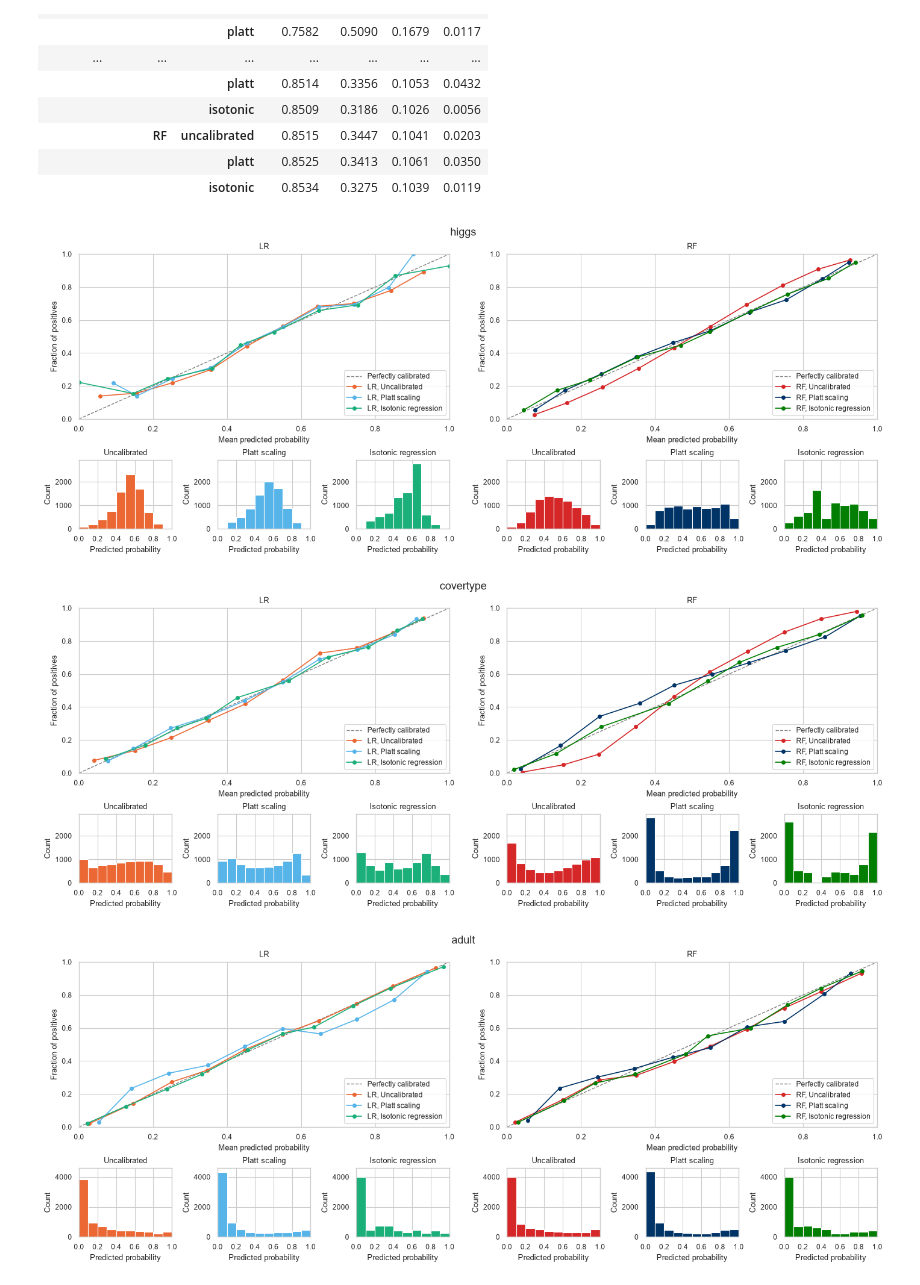
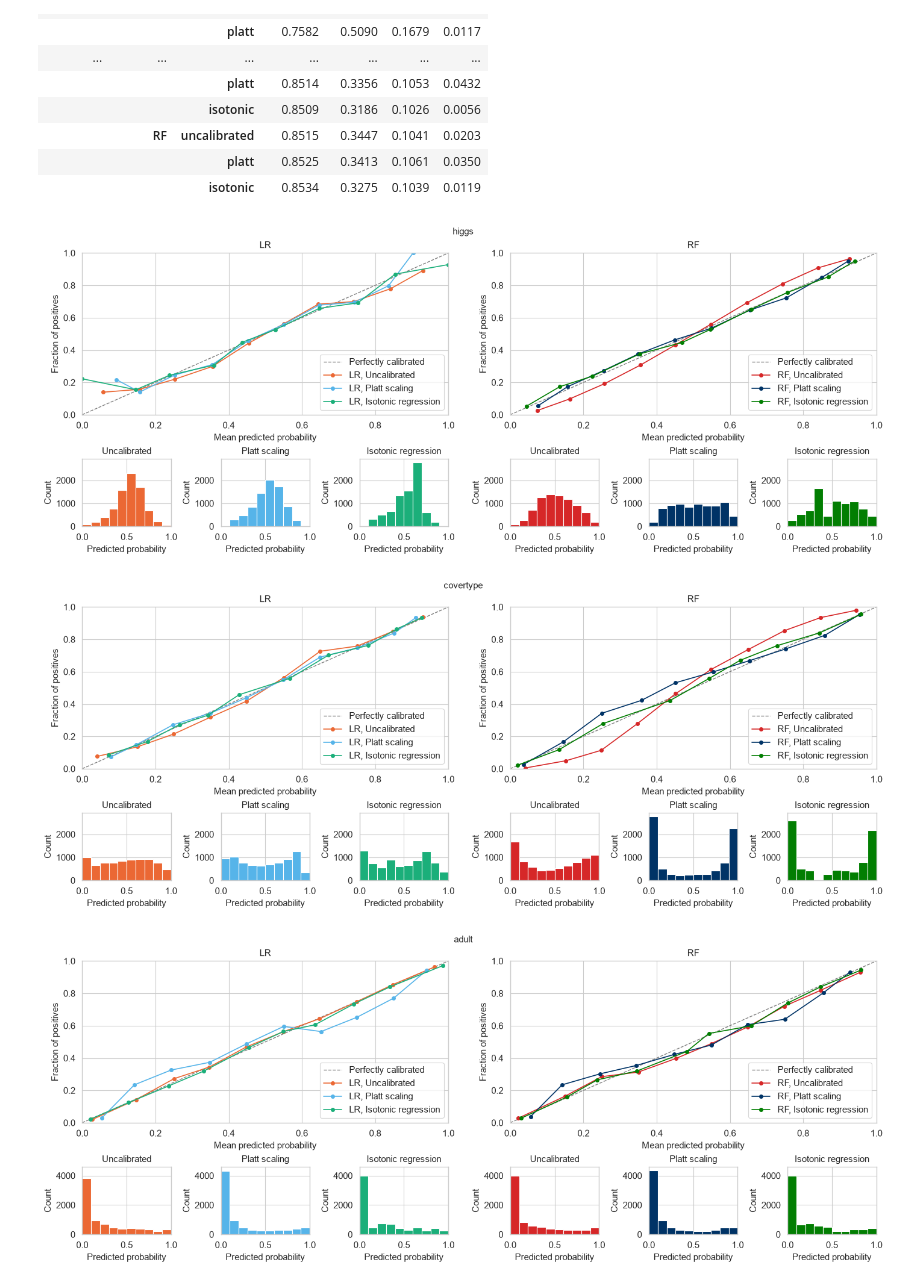
Before and after one commit to MarcoColan01/project-probcalibration-statsML2526, a Jupyter notebook: notebooks/2_training_calibration.ipynb, the cells around one changed output. Saved outputs shown, nothing was run; the diff lists cells and outputs as text; code cells hidden in the pictures.

```diff
--- a/notebooks/2_training_calibration.ipynb
+++ b/notebooks/2_training_calibration.ipynb
@@ -17,6 +17,10 @@ from src.metrics import evaluate
 from src.plots import calibration_size_curve, prediction_histogram, reliability_axes, reliability_curve
 
 sns.set_theme(style="whitegrid", context="paper")
+FONT_SIZE = 11
+plt.rcParams.update({"font.size": FONT_SIZE, "axes.titlesize": FONT_SIZE, "axes.labelsize": FONT_SIZE,
+                     "xtick.labelsize": FONT_SIZE, "ytick.labelsize": FONT_SIZE, "legend.fontsize": FONT_SIZE,
+                     "figure.titlesize": FONT_SIZE})
 RESULTS_DIR = ROOT / "results"
 RESULTS_DIR.mkdir(exist_ok=True)
 FIG_DIR = ROOT / "report"
@@ -26,6 +30,15 @@ MODELS = {
     "LR": lambda: LogisticRegression(max_iter=1000),
     "RF": lambda: RandomForestClassifier(n_jobs=-1, random_state=RANDOM_STATE, n_estimators=101),
 }
+
+MODEL_COLORS = {
+    ("LR", "uncalibrated"): "#eb6834",
+    ("LR", "platt"): "#56b4e9",
+    ("LR", "isotonic"): "#1baf7a",
+    ("RF", "uncalibrated"): "#d62728",
+    ("RF", "platt"): "#003366",
+    ("RF", "isotonic"): "#027E02",
+}
 # %%
 data = {}
 for name in DATASETS:
@@ -125,29 +138,15 @@ test_metrics.set_index(["dataset", "model", "method"]).round(4)
 |  |  | isotonic | 0.8534 | 0.3275 | 0.1039 | 0.0119 |
 # %%
 LABELS = {"uncalibrated": "Uncalibrated", "platt": "Platt scaling", "isotonic": "Isotonic regression"}
-TO_SCORE = {"LR": lambda p: np.log(p / (1 - p)),
-            "RF": lambda p: p,
-}
 MODEL_STYLES = {
     "LR": {"marker": "o", "linestyle": "-"},
     "RF": {"marker": "o", "linestyle": "-"},
 }
 
-
-MODEL_COLORS = {
-    ("LR", "platt"): "#56b4e9",
-    ("LR", "uncalibrated"):        "#eb6834",
-    ("LR", "isotonic"):     "#1baf7a",
-    ("RF", "platt"): "#003366",
-    ("RF", "uncalibrated"):        "#d62728",
-    ("RF", "isotonic"):     "#027E02",
-}
-
-
 def reliability_figure_side_by_side(name):
     y_test = data[name]["test"][1]
     fig = plt.figure(figsize=(14, 5.5), layout="constrained")
-    fig.suptitle(name, fontsize=13)
+    fig.suptitle(name)
 
     subfigs = fig.subfigures(1, len(MODELS), wspace=0.03)
 
@@ -159,36 +158,36 @@ def reliability_figure_side_by_side(name):
         ax = subfig.add_subplot(gs[0, :])
         reliability_axes(ax, diagonal_label="Perfectly calibrated")
         ax.set_aspect("auto")
         ax.set_box_aspect(None)
         ax.set_title(model_name)
 
 
         for j, method in enumerate(METHODS):
             p = probs[name, model_name, method]["test"]
             label = f"{model_name}, {LABELS[method]}"
             color = MODEL_COLORS[model_name, method]
 
             reliability_curve(ax, y_test, p, color=color, markersize=4,
                               label=label, **MODEL_STYLES[model_name])
 
             ax_hist = subfig.add_subplot(gs[1, j], sharey=shared_hist)
             prediction_histogram(ax_hist, p, color)
+            ax_hist.set_xticks([0, 0.5, 1])
             ax_hist.set_title(LABELS[method])
             if shared_hist is None:
                 shared_hist = ax_hist
 
         ax.legend(loc="lower right")
 
     return fig
 
-
 for name in DATASETS:
     fig = reliability_figure_side_by_side(name)
     fig.savefig(FIG_DIR / f"reliability_{name}_side_by_side.pdf", bbox_inches="tight")
     plt.show()
 # %% [output]
-[figure, old version]
+[figure, new version]
-[figure, old version]
+[figure, new version]
-[figure, old version]
+[figure, new version]
 # %%
 FIT_LABELS = {"platt": "Platt fit", "isotonic": "Isotonic fit"}
```
Also changed, not shown: parts of 3 cells of this notebook, 1 other file.
